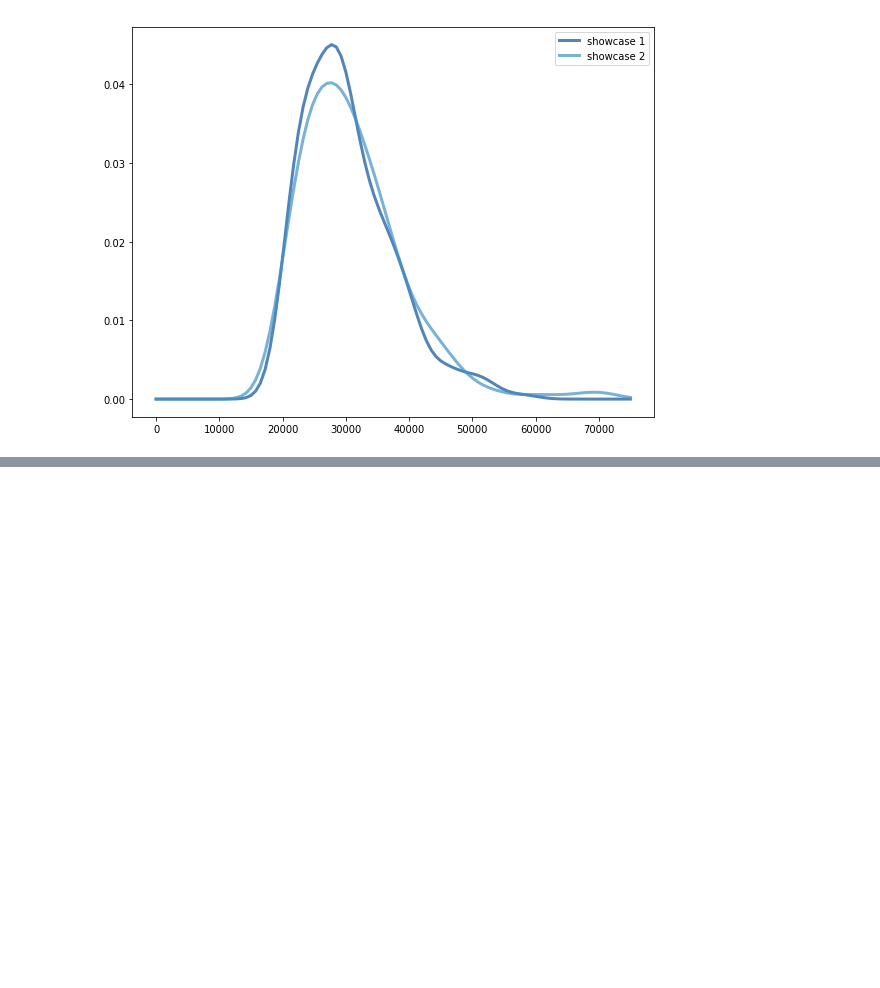
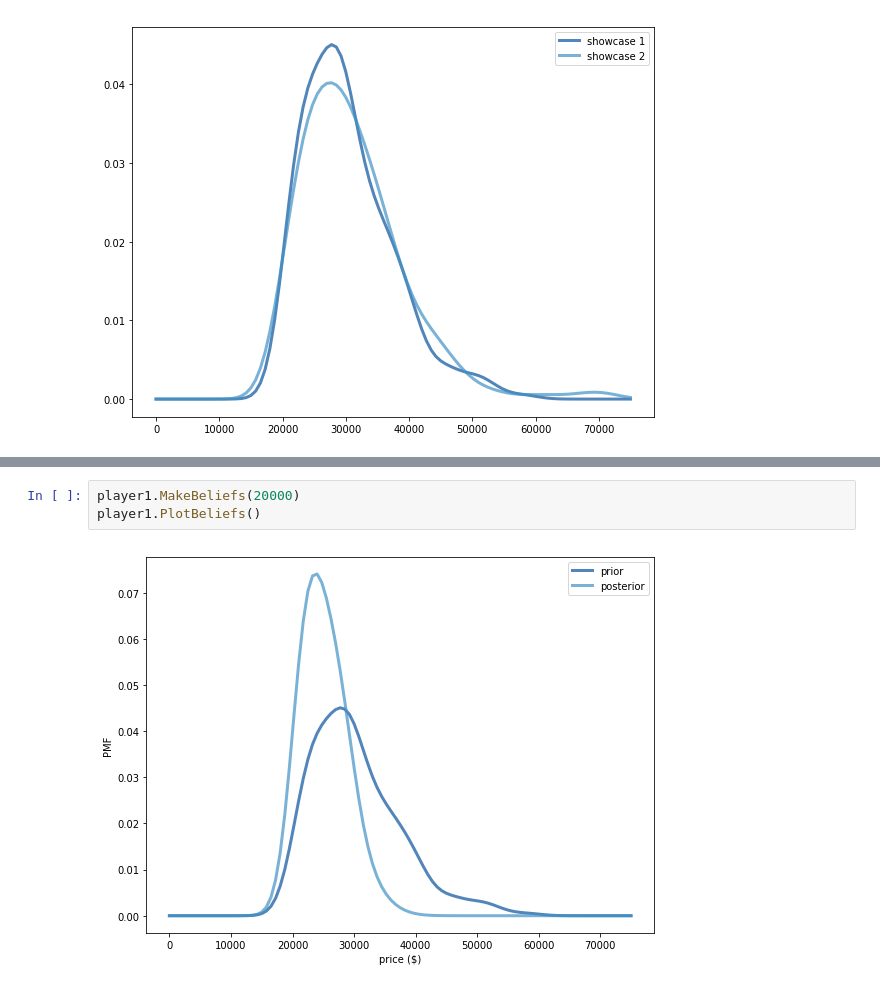
Before and after one commit to lawsonvt/ThinkBayes2, a Jupyter notebook: code/showcase_showdown.ipynb, the cells around one changed output, grey strips where cells are left out. Drawn from its saved outputs; the diff is of its cells as text; blank space fills up the shorter version.

```diff
--- a/code/showcase_showdown.ipynb
+++ b/code/showcase_showdown.ipynb
@@ -43,0 +71,5 @@ thinkplot.decorate(legend=True)
+# %%
+player1.MakeBeliefs(20000)
+player1.PlotBeliefs()
+# %% [output]
+[figure, added]
```
Also changed, not shown: parts of 7 cells of this notebook, 2 other files.
